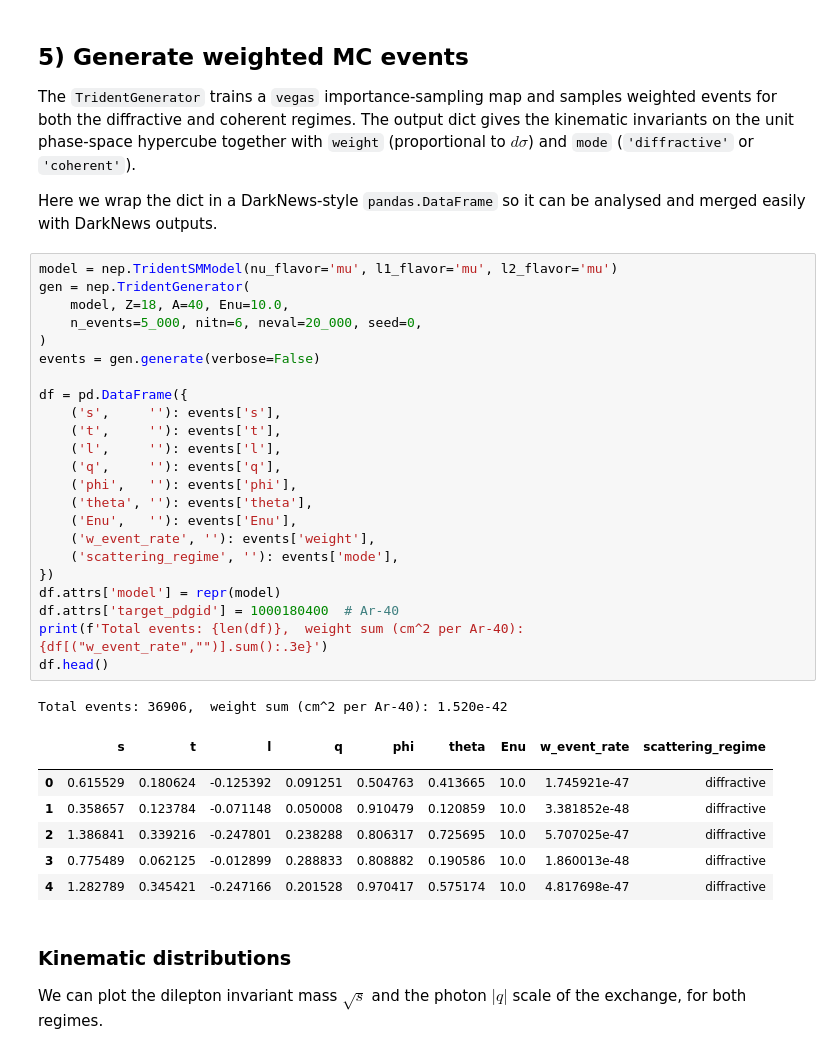
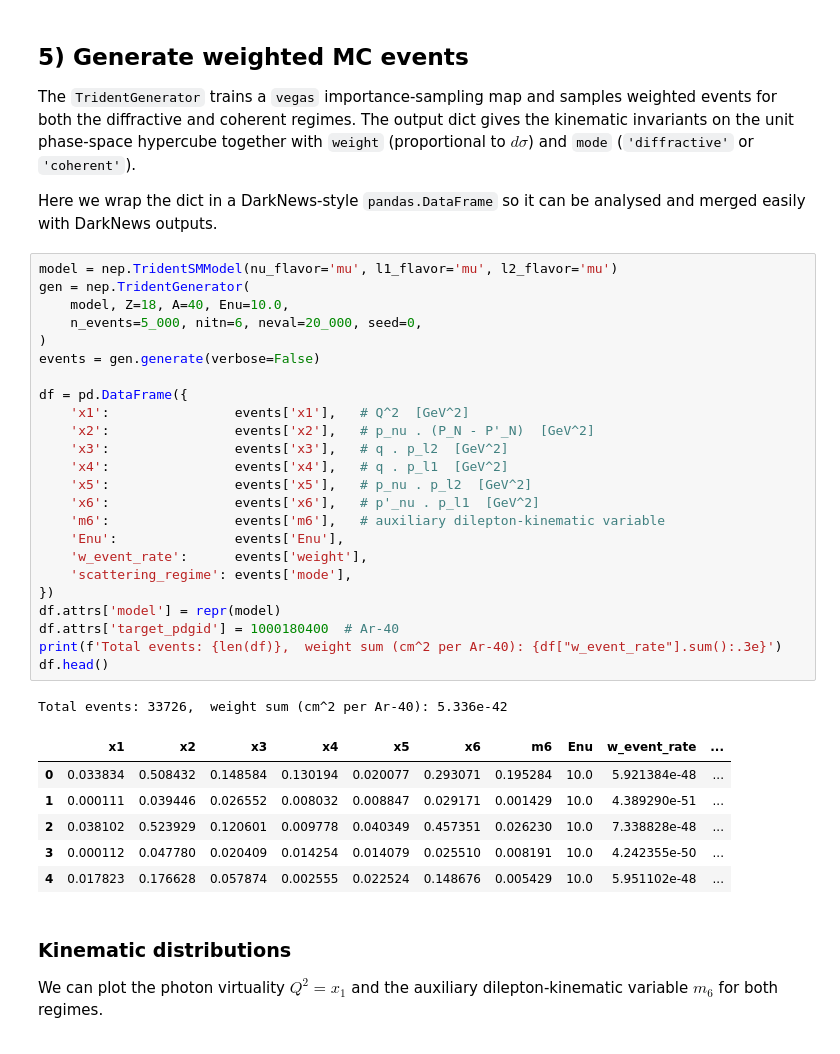
Before and after one commit to mhostert/neptune, a Jupyter notebook: examples/Example_1_trident_events.ipynb, the cells around one changed output. Drawn from its saved outputs; the diff is of its cells as text.

```diff
--- a/examples/Example_1_trident_events.ipynb
+++ b/examples/Example_1_trident_events.ipynb
@@ -136,39 +137,39 @@ Here we wrap the dict in a DarkNews-style `pandas.DataFrame` so it can be analys
 # %%
 model = nep.TridentSMModel(nu_flavor='mu', l1_flavor='mu', l2_flavor='mu')
 gen = nep.TridentGenerator(
     model, Z=18, A=40, Enu=10.0,
     n_events=5_000, nitn=6, neval=20_000, seed=0,
 )
 events = gen.generate(verbose=False)
 
 df = pd.DataFrame({
-    ('s',     ''): events['s'],
-    ('t',     ''): events['t'],
-    ('l',     ''): events['l'],
-    ('q',     ''): events['q'],
-    ('phi',   ''): events['phi'],
-    ('theta', ''): events['theta'],
-    ('Enu',   ''): events['Enu'],
-    ('w_event_rate', ''): events['weight'],
-    ('scattering_regime', ''): events['mode'],
+    'x1':                events['x1'],   # Q^2  [GeV^2]
+    'x2':                events['x2'],   # p_nu . (P_N - P'_N)  [GeV^2]
+    'x3':                events['x3'],   # q . p_l2  [GeV^2]
+    'x4':                events['x4'],   # q . p_l1  [GeV^2]
+    'x5':                events['x5'],   # p_nu . p_l2  [GeV^2]
+    'x6':                events['x6'],   # p'_nu . p_l1  [GeV^2]
+    'm6':                events['m6'],   # auxiliary dilepton-kinematic variable
+    'Enu':               events['Enu'],
+    'w_event_rate':      events['weight'],
+    'scattering_regime': events['mode'],
 })
 df.attrs['model'] = repr(model)
 df.attrs['target_pdgid'] = 1000180400  # Ar-40
-print(f'Total events: {len(df)},  weight sum (cm^2 per Ar-40): {df[("w_event_rate","")].sum():.3e}')
+print(f'Total events: {len(df)},  weight sum (cm^2 per Ar-40): {df["w_event_rate"].sum():.3e}')
 df.head()
 # %% [output]
-Total events: 36906,  weight sum (cm^2 per Ar-40): 1.520e-42
+Total events: 33726,  weight sum (cm^2 per Ar-40): 5.336e-42
-|  | s | t | l | q | phi | theta | Enu | w_event_rate | scattering_regime |
-|  |  |  |  |  |  |  |  |  |  |
-| 0 | 0.615529 | 0.180624 | -0.125392 | 0.091251 | 0.504763 | 0.413665 | 10.0 | 1.745921e-47 | diffractive |
-| 1 | 0.358657 | 0.123784 | -0.071148 | 0.050008 | 0.910479 | 0.120859 | 10.0 | 3.381852e-48 | diffractive |
-| 2 | 1.386841 | 0.339216 | -0.247801 | 0.238288 | 0.806317 | 0.725695 | 10.0 | 5.707025e-47 | diffractive |
-| 3 | 0.775489 | 0.062125 | -0.012899 | 0.288833 | 0.808882 | 0.190586 | 10.0 | 1.860013e-48 | diffractive |
-| 4 | 1.282789 | 0.345421 | -0.247166 | 0.201528 | 0.970417 | 0.575174 | 10.0 | 4.817698e-47 | diffractive |
+|  | x1 | x2 | x3 | x4 | x5 | x6 | m6 | Enu | w_event_rate | ... |
+| 0 | 0.033834 | 0.508432 | 0.148584 | 0.130194 | 0.020077 | 0.293071 | 0.195284 | 10.0 | 5.921384e-48 | ... |
+| 1 | 0.000111 | 0.039446 | 0.026552 | 0.008032 | 0.008847 | 0.029171 | 0.001429 | 10.0 | 4.389290e-51 | ... |
+| 2 | 0.038102 | 0.523929 | 0.120601 | 0.009778 | 0.040349 | 0.457351 | 0.026230 | 10.0 | 7.338828e-48 | ... |
+| 3 | 0.000112 | 0.047780 | 0.020409 | 0.014254 | 0.014079 | 0.025510 | 0.008191 | 10.0 | 4.242355e-50 | ... |
+| 4 | 0.017823 | 0.176628 | 0.057874 | 0.002555 | 0.022524 | 0.148676 | 0.005429 | 10.0 | 5.951102e-48 | ... |
 # %% [markdown]
 ### Kinematic distributions
 
-We can plot the dilepton invariant mass $\sqrt{s}$ and the photon $|q|$ scale of the exchange, for both regimes.
+We can plot the photon virtuality $Q^2 = x_1$ and the auxiliary dilepton-kinematic variable $m_6$ for both regimes.
 # %%
 regimes = ['coherent', 'diffractive']
 fig, axes = plt.subplots(1, 2, figsize=(11, 4))
```
Also changed, not shown: parts of 14 cells of this notebook, 55 other files.
